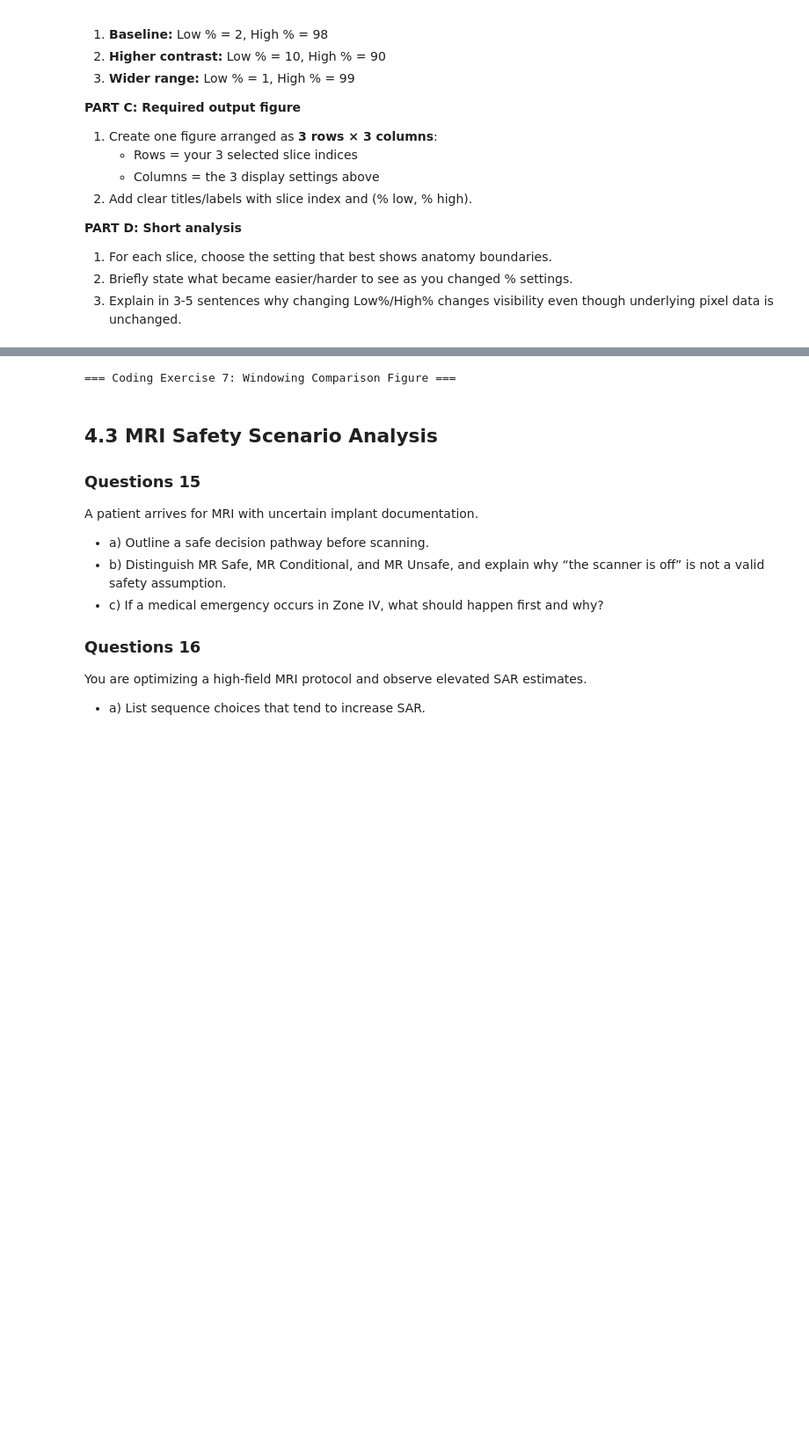
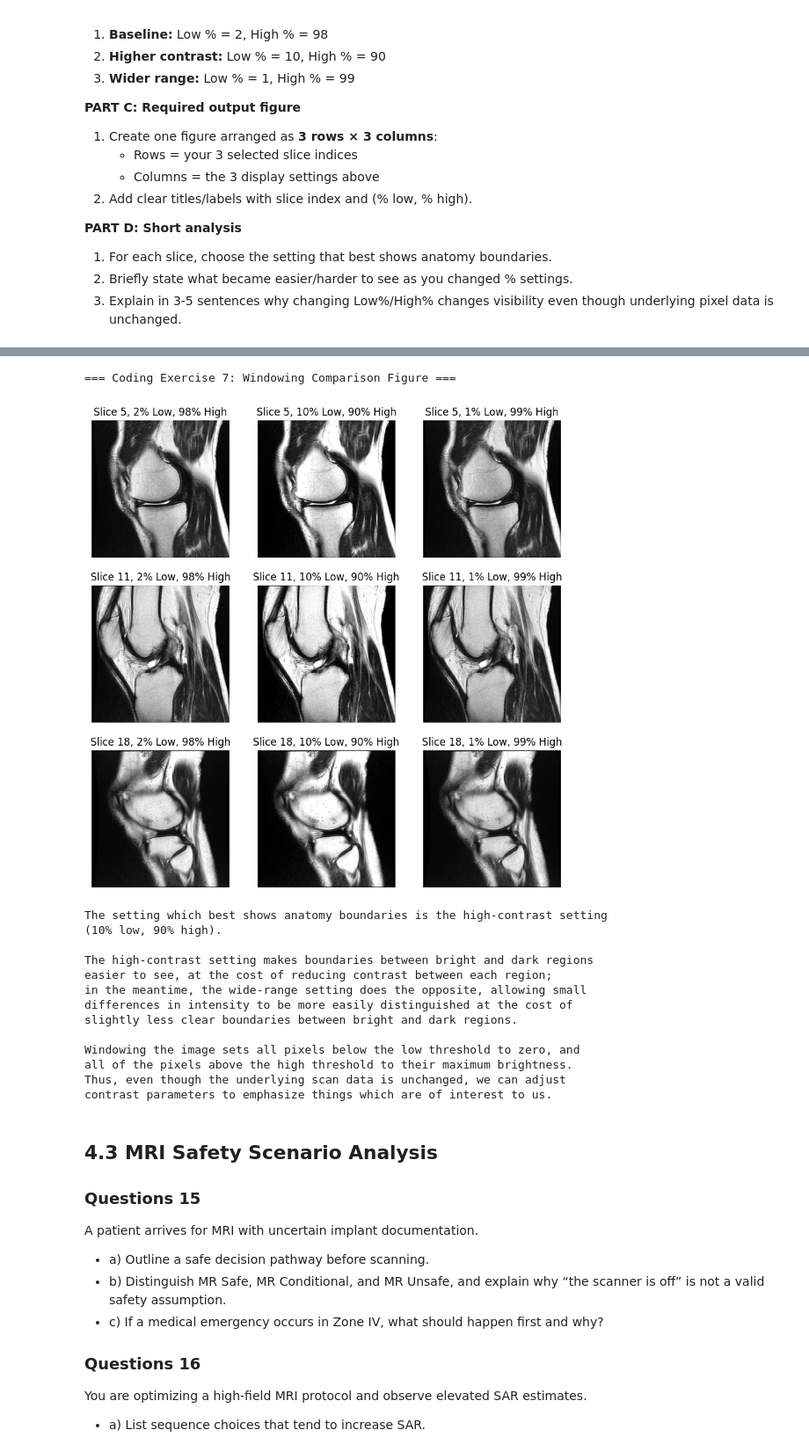
Before and after one commit to DeemDeem52/BMEN509-623_Deliverable_4, a Jupyter notebook: deliverable-04-starter.ipynb, the cells around one changed output, grey strips where cells are left out. Shown at 88% size. Saved outputs shown, nothing was run; the diff lists cells and outputs as text; code cells hidden in the pictures; blank space fills up the shorter version.

```diff
--- a/deliverable-04-starter.ipynb
+++ b/deliverable-04-starter.ipynb
@@ -1621,16 +1619,61 @@ RuntimeError: Unable to decompress 'JPEG Lossless, Non-Hierarchical, First-Order
 # %%
 print("=== Coding Exercise 7: Windowing Comparison Figure ===")
 
 # TODO 1: Choose one series and three slice indices.
+volume = series_data["series-000006"]
+images = [volume[5], volume[11], volume[18]]
+indices = [5, 11, 18]
 
 # TODO 2: Define the three display settings.
+baseline = [2, 98]
+high_contrast = [10, 90]
+wide_range = [1, 99]
+display_settings = [baseline, high_contrast, wide_range]
 
 # TODO 3: Build the 3 x 3 comparison figure.
+fig, axes = plt.subplots(3, 3, figsize=(10,10))
+
+for i, image in enumerate(images):
+    for j, setting in enumerate(display_settings):
+        image_disp, lo, hi = window_image(image, setting[0], setting[1])
+        axes[i][j].imshow(image_disp, cmap="gray", vmin=lo, vmax=hi)
+        axes[i][j].axis("off")
+        axes[i][j].set_title(f"Slice {indices[i]}, {setting[0]}% Low, {setting[1]}% High")
+plt.show()
 
 # TODO 4: Add a short analysis of which setting best shows anatomy boundaries.
-# ...
+print('''
+
+The setting which best shows anatomy boundaries is the high-contrast setting
+(10% low, 90% high).
+
+The high-contrast setting makes boundaries between bright and dark regions
+easier to see, at the cost of reducing contrast between each region;
+in the meantime, the wide-range setting does the opposite, allowing small
+differences in intensity to be more easily distinguished at the cost of
+slightly less clear boundaries between bright and dark regions.
+
+Windowing the image sets all pixels below the low threshold to zero, and
+all of the pixels above the high threshold to their maximum brightness.
+Thus, even though the underlying scan data is unchanged, we can adjust
+contrast parameters to emphasize things which are of interest to us.
+''')
 # %% [output]
 === Coding Exercise 7: Windowing Comparison Figure ===
+[figure, added]
+The setting which best shows anatomy boundaries is the high-contrast setting
+(10% low, 90% high).
+
+The high-contrast setting makes boundaries between bright and dark regions
+easier to see, at the cost of reducing contrast between each region;
+in the meantime, the wide-range setting does the opposite, allowing small
+differences in intensity to be more easily distinguished at the cost of
+slightly less clear boundaries between bright and dark regions.
+
+Windowing the image sets all pixels below the low threshold to zero, and
+all of the pixels above the high threshold to their maximum brightness.
+Thus, even though the underlying scan data is unchanged, we can adjust
+contrast parameters to emphasize things which are of interest to us.
 # %% [markdown]
 ## 4.3 MRI Safety Scenario Analysis
 
```
Also changed, not shown: parts of 2 cells of this notebook.
